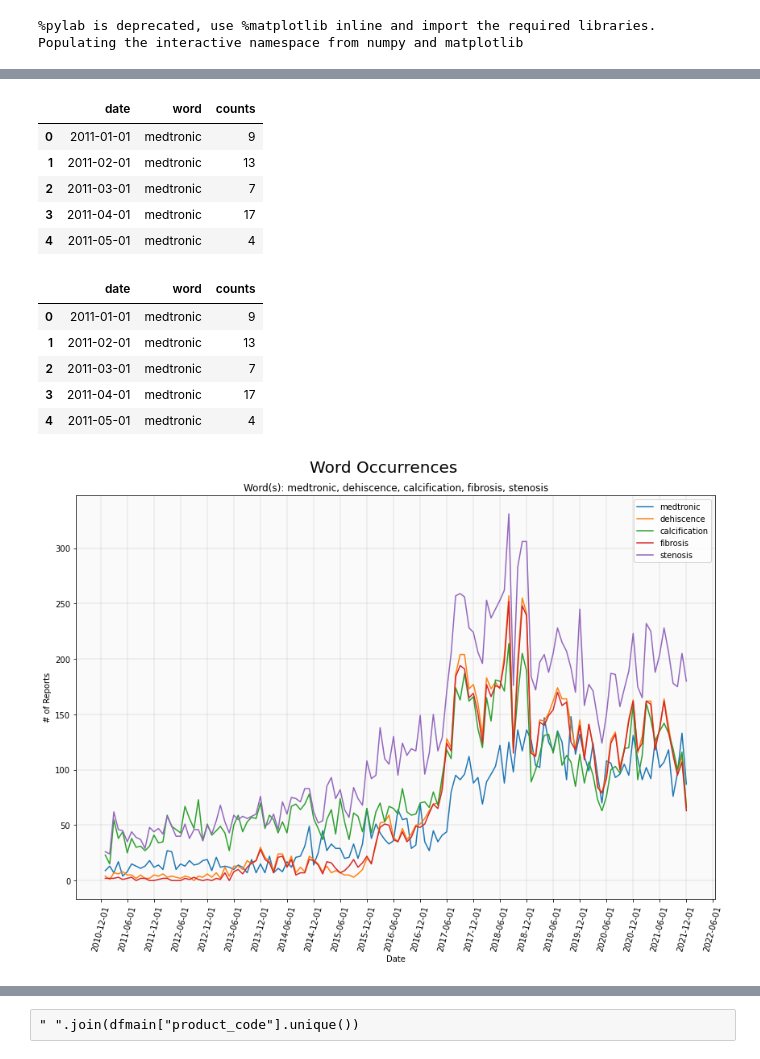
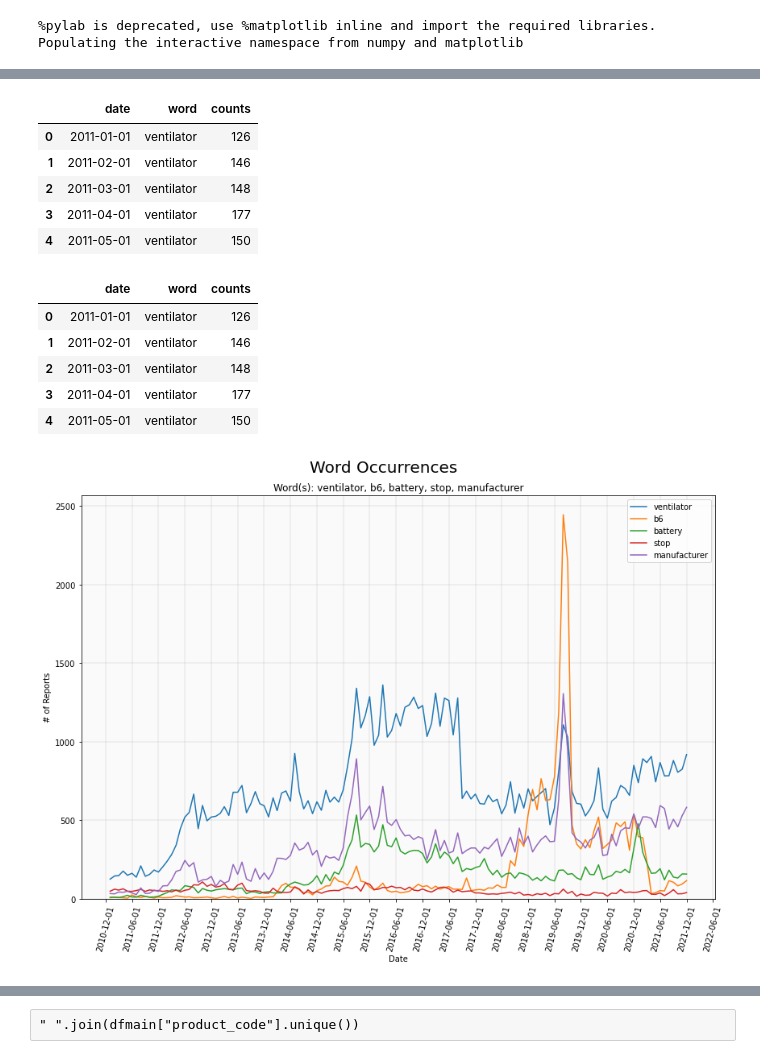
Before and after one commit to allenbutt/FDA, a Jupyter notebook: FDA.ipynb, the cells around one changed output, grey strips where cells are left out. Saved outputs shown, nothing was run; the diff lists cells and outputs as text; code cells hidden in the pictures.

```diff
--- a/FDA.ipynb
+++ b/FDA.ipynb
@@ -351,5 +501,5 @@ dfmain.to_csv(r'main.csv', index = False)
 # %%
-dfmain = pd.read_csv("main.csv", encoding = 'unicode_escape')
+dfmain = pd.read_csv("mainvent.csv", encoding = 'unicode_escape')
 dfmain['mdr_text_nodup'] = dfmain['mdr_text_nodup'].map(str)
 dfword = pd.read_csv("word.csv", encoding = 'unicode_escape')
 # %%
@@ -367,6 +517,7 @@ dfword.pop("index")
 
 #Create a function to get the previous month off of a given string
 def getlastmonth(dateinquestion):
+    dateinquestion = str(dateinquestion)
     newdate = dateinquestion[5:7]
     newdate = int(newdate) - 1
     if newdate == 0:
@@ -456,7 +610,7 @@ plt.show()
 # Create a linechart to show the change of a word over time
 #Start by creating a new dataframe with the word count information for just the word in question
 
-lineword = "medtronic"
+lineword = "ventilator"
 lineyearstart = 2011
 lineyearend = 2021
 
@@ -485,18 +639,18 @@ dfwordline["date"] = pd.to_datetime(dfwordline["date"])
 dfwordline.head()
 # %% [output]
 |  | date | word | counts |
-| 0 | 2011-01-01 | medtronic | 9 |
-| 1 | 2011-02-01 | medtronic | 13 |
-| 2 | 2011-03-01 | medtronic | 7 |
-| 3 | 2011-04-01 | medtronic | 17 |
-| 4 | 2011-05-01 | medtronic | 4 |
+| 0 | 2011-01-01 | ventilator | 126 |
+| 1 | 2011-02-01 | ventilator | 146 |
+| 2 | 2011-03-01 | ventilator | 148 |
+| 3 | 2011-04-01 | ventilator | 177 |
+| 4 | 2011-05-01 | ventilator | 150 |
 # %%
 #Attempting to reformat previous dataframe to allow for multiple words
 
 # Create a linechart to show the change of a word over time
 #Start by creating a new dataframe with the word count information for just the word in question
 
-lineword = "medtronic, dehiscence, calcification, fibrosis, stenosis"
+lineword = "ventilator, b6, battery, stop, manufacturer"
 lineyearstart = 2011
 lineyearend = 2021
 
@@ -535,11 +689,11 @@ dfwordline["date"] = pd.to_datetime(dfwordline["date"])
 dfwordline.head()
 # %% [output]
 |  | date | word | counts |
-| 0 | 2011-01-01 | medtronic | 9 |
-| 1 | 2011-02-01 | medtronic | 13 |
-| 2 | 2011-03-01 | medtronic | 7 |
-| 3 | 2011-04-01 | medtronic | 17 |
-| 4 | 2011-05-01 | medtronic | 4 |
+| 0 | 2011-01-01 | ventilator | 126 |
+| 1 | 2011-02-01 | ventilator | 146 |
+| 2 | 2011-03-01 | ventilator | 148 |
+| 3 | 2011-04-01 | ventilator | 177 |
+| 4 | 2011-05-01 | ventilator | 150 |
 # %%
 #Create line chart for individual word
 plt.rcParams["figure.figsize"] = [12, 9]
@@ -550,32 +704,34 @@ ax = plt.gca()
 formatter = mdates.DateFormatter("%Y-%m-%d")
 ax.xaxis.set_major_formatter(formatter)
 
 if len(dfwordline["date"].unique()) > 12:
     locator = mdates.MonthLocator(interval = 6)
 else:
     locator = mdates.MonthLocator(interval = 1)
 ax.xaxis.set_major_locator(locator)
 
 for raptor in lineword:
     plt.plot(dfwordline[dfwordline["word"] == raptor]["date"],dfwordline[dfwordline["word"] == raptor]["counts"], label = raptor)
 
 plt.suptitle("Word Occurrences", fontsize = 20)
 plt.title("Word(s): " + ", ".join(dfwordline["word"].unique()))
 plt.xlabel("Date")
 plt.ylabel("# of Reports")
 plt.xticks(rotation = 75)
+ax.set_ylim(ymin=0)
+
 #plt.axhline(y=dfwordline["counts"].mean(), color='b', linestyle='--')
 #plt.axhline(y=dfwordline["counts"].mean()+dfwordline["counts"].std(), color='y', linestyle='--')
 #plt.axhline(y=dfwordline["counts"].mean()+dfwordline["counts"].std()*2, color='r', linestyle='--')
 #plt.axhline(y=dfwordline["counts"].mean()-dfwordline["counts"].std(), color='y', linestyle='--')
 #plt.axhline(y=dfwordline["counts"].mean()-dfwordline["counts"].std()*2, color='r', linestyle='--')
 
 plt.legend()
 plt.grid(linewidth = 0.3)
 ax.set_facecolor((.98, .98, .98))
 
-plt.savefig('plot.png')
+plt.savefig('plotlung.png')
 
 plt.show()
 # %% [output]
-[figure, old version]
+[figure, new version]
```
Also changed, not shown: parts of 19 cells of this notebook.
